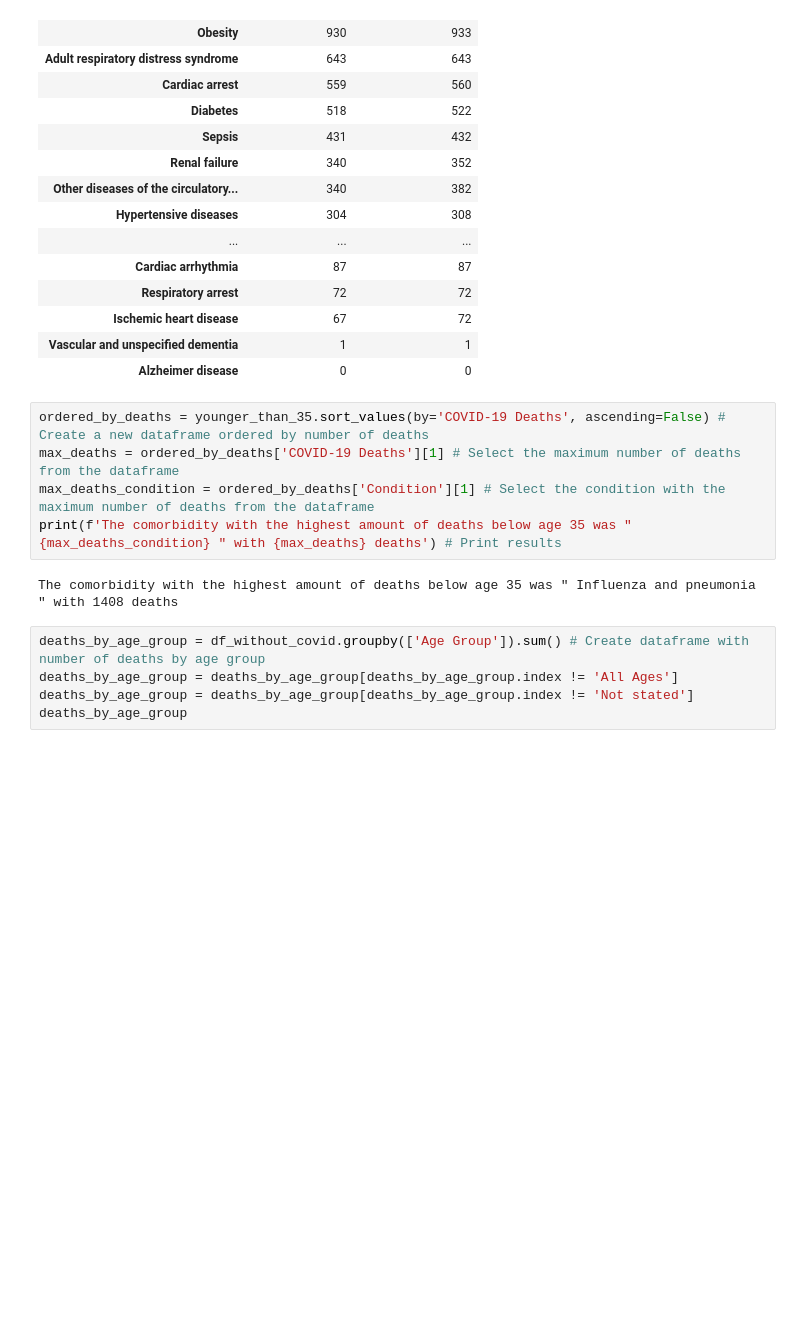
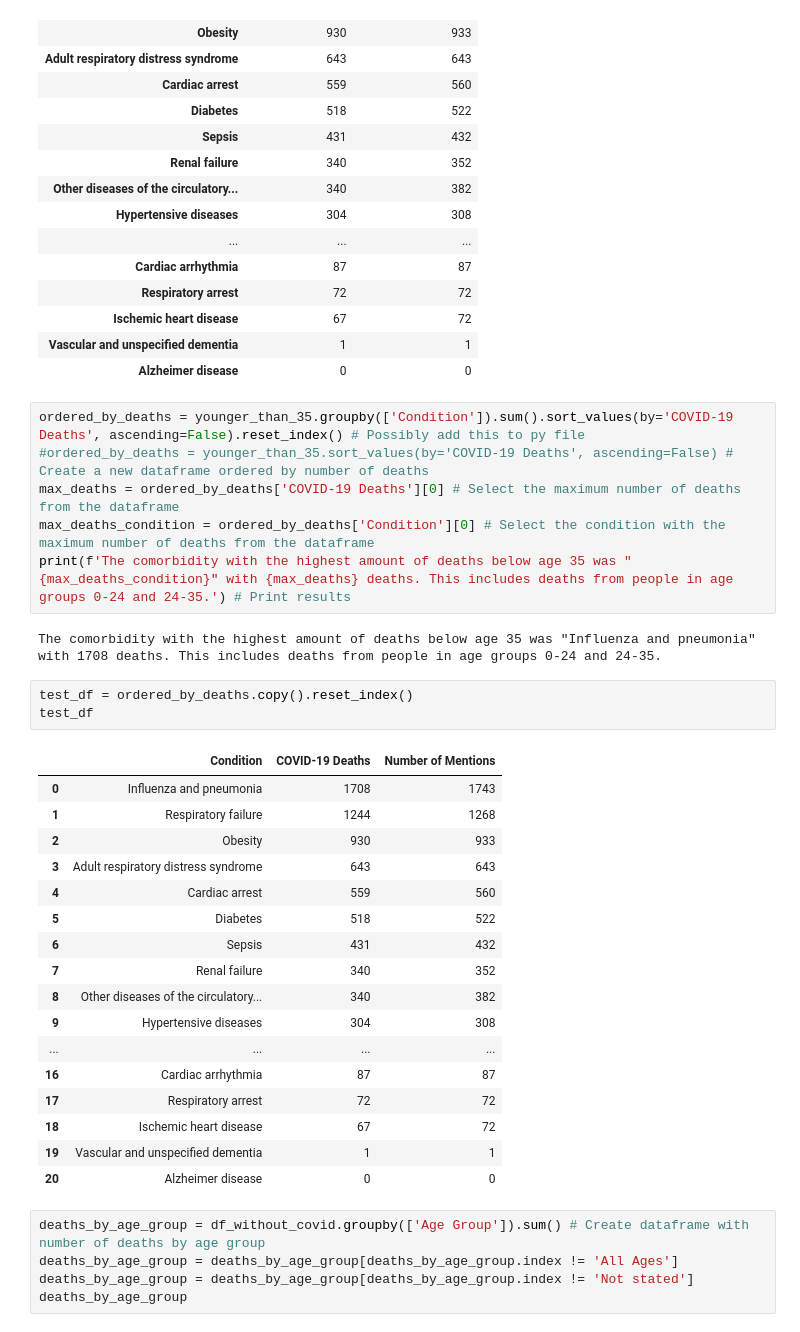
Before and after one commit to ChrisSilos/EM-624, a Jupyter notebook: exercise05/test.ipynb, the cells around one changed output. Cells and saved outputs as stored; diff of their text form; blank space fills up the shorter version.

Commit message:
Fixed leading comorbidity below age 35

```diff
--- a/exercise05/test.ipynb
+++ b/exercise05/test.ipynb
@@ -81,12 +81,34 @@ group_test
 | Vascular and unspecified dementia | 1 | 1 |
 | Alzheimer disease | 0 | 0 |
 # %%
-ordered_by_deaths = younger_than_35.sort_values(by='COVID-19 Deaths', ascending=False) # Create a new dataframe ordered by number of deaths
-max_deaths = ordered_by_deaths['COVID-19 Deaths'][1] # Select the maximum number of deaths from the dataframe
-max_deaths_condition = ordered_by_deaths['Condition'][1] # Select the condition with the maximum number of deaths from the dataframe
-print(f'The comorbidity with the highest amount of deaths below age 35 was " {max_deaths_condition} " with {max_deaths} deaths') # Print results
+ordered_by_deaths = younger_than_35.groupby(['Condition']).sum().sort_values(by='COVID-19 Deaths', ascending=False).reset_index() # Possibly add this to py file
+#ordered_by_deaths = younger_than_35.sort_values(by='COVID-19 Deaths', ascending=False) # Create a new dataframe ordered by number of deaths
+max_deaths = ordered_by_deaths['COVID-19 Deaths'][0] # Select the maximum number of deaths from the dataframe
+max_deaths_condition = ordered_by_deaths['Condition'][0] # Select the condition with the maximum number of deaths from the dataframe
+print(f'The comorbidity with the highest amount of deaths below age 35 was "{max_deaths_condition}" with {max_deaths} deaths. This includes deaths from people in age groups 0-24 and 24-35.') # Print results
 # %% [output]
-The comorbidity with the highest amount of deaths below age 35 was " Influenza and pneumonia " with 1408 deaths
+The comorbidity with the highest amount of deaths below age 35 was "Influenza and pneumonia" with 1708 deaths. This includes deaths from people in age groups 0-24 and 24-35.
+# %%
+test_df = ordered_by_deaths.copy().reset_index()
+test_df
+# %% [output]
+|  | Condition | COVID-19 Deaths | Number of Mentions |
+| 0 | Influenza and pneumonia | 1708 | 1743 |
+| 1 | Respiratory failure | 1244 | 1268 |
+| 2 | Obesity | 930 | 933 |
+| 3 | Adult respiratory distress syndrome | 643 | 643 |
+| 4 | Cardiac arrest | 559 | 560 |
+| 5 | Diabetes | 518 | 522 |
+| 6 | Sepsis | 431 | 432 |
+| 7 | Renal failure | 340 | 352 |
+| 8 | Other diseases of the circulatory... | 340 | 382 |
+| 9 | Hypertensive diseases | 304 | 308 |
+| ... | ... | ... | ... |
+| 16 | Cardiac arrhythmia | 87 | 87 |
+| 17 | Respiratory arrest | 72 | 72 |
+| 18 | Ischemic heart disease | 67 | 72 |
+| 19 | Vascular and unspecified dementia | 1 | 1 |
+| 20 | Alzheimer disease | 0 | 0 |
 # %%
 deaths_by_age_group = df_without_covid.groupby(['Age Group']).sum() # Create dataframe with number of deaths by age group
 deaths_by_age_group = deaths_by_age_group[deaths_by_age_group.index != 'All Ages']
```
